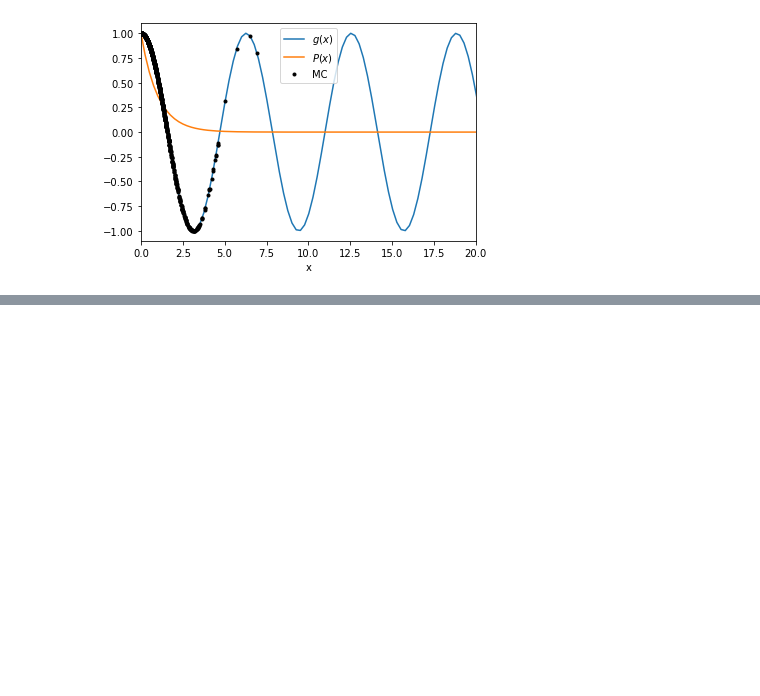
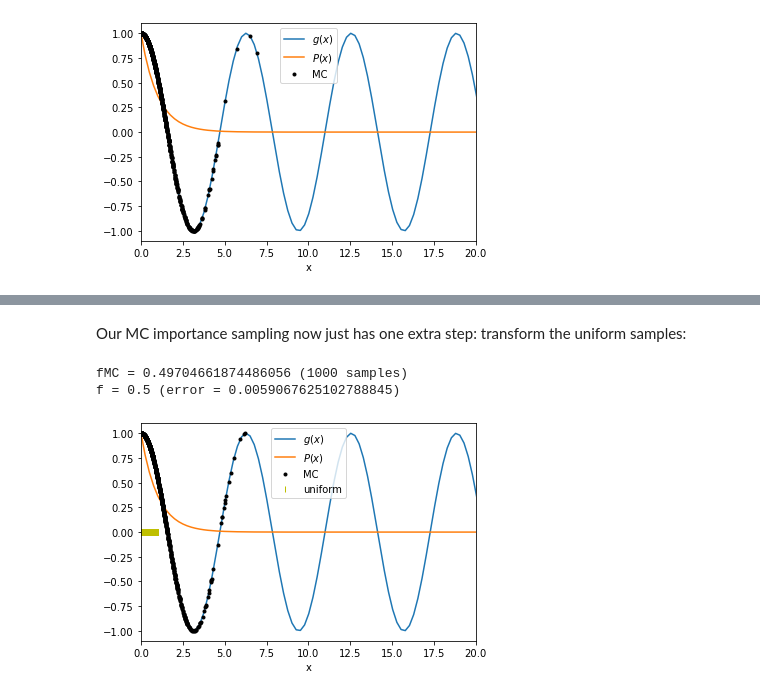
Before and after one commit to Py4Phy/PHY432-resources, a Jupyter notebook: 17_MonteCarlo/importance_sampling.ipynb, the cells around one changed output, grey strips where cells are left out. Cells and saved outputs as stored; diff of their text form; code cells hidden in the pictures; blank space fills up the shorter version.

Commit message:
17 MC updates
- added inverse transform sampling to importance sampling notebook
- minor fixes

```diff
--- a/17_MonteCarlo/importance_sampling.ipynb
+++ b/17_MonteCarlo/importance_sampling.ipynb
@@ -124,0 +185,25 @@ plt.xlabel("x");
+# %% [markdown]
+Our MC importance sampling now just has one extra step: transform the uniform samples:
+# %%
+N = 1000
+x = rng.uniform(low=0, high=1, size=N)
+y = -np.log(x)
+fMC = np.mean(g(y))
+
+fanalytical = 1/2
+error = 1 - fMC/fanalytical
+
+print(f"fMC = {fMC} ({N} samples)")
+print(f"f = {fanalytical} (error = {error})")
+# %% [output]
+fMC = 0.49704661874486056 (1000 samples)
+f = 0.5 (error = 0.0059067625102788845)
+# %%
+plt.plot(X, g(X), X, np.exp(-X))
+plt.plot(y, g(y), 'k.')
+plt.plot(x, np.zeros_like(x), 'y|')
+plt.legend((r"$g(x)$", r"$P(x)$", "MC", "uniform"))
+plt.xlim(0, 20)
+plt.xlabel("x");
+# %% [output]
+[figure, added]
```
Also changed, not shown: parts of 6 cells of this notebook, 1 other file.
